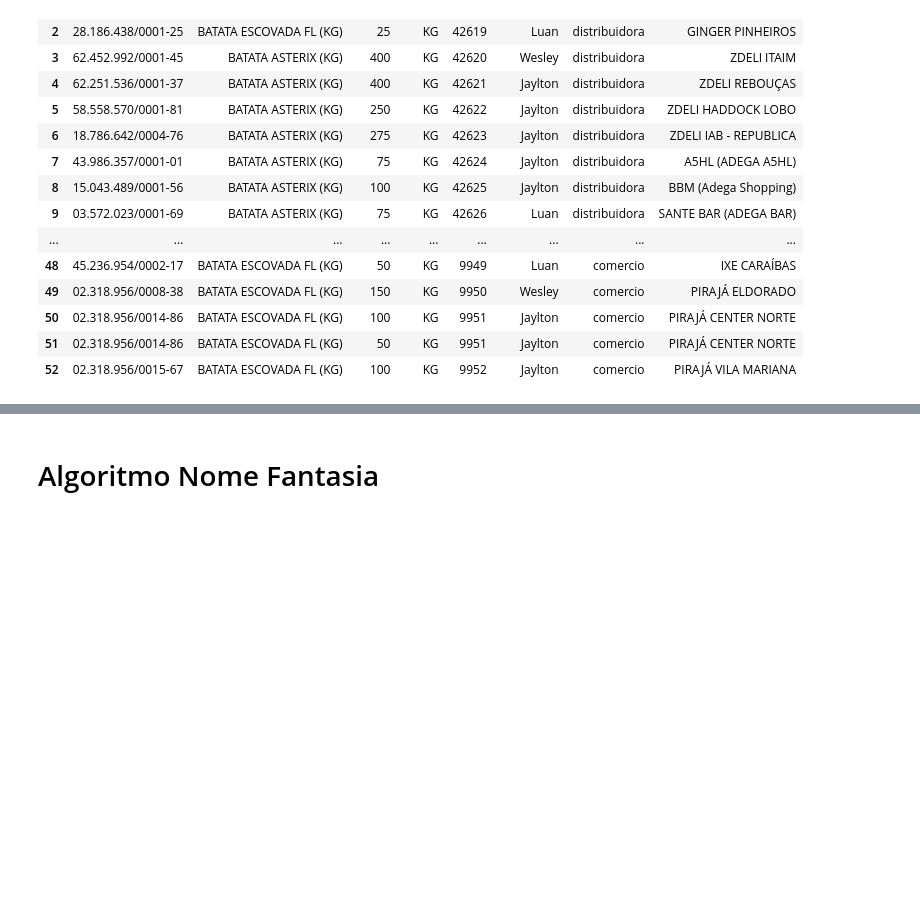
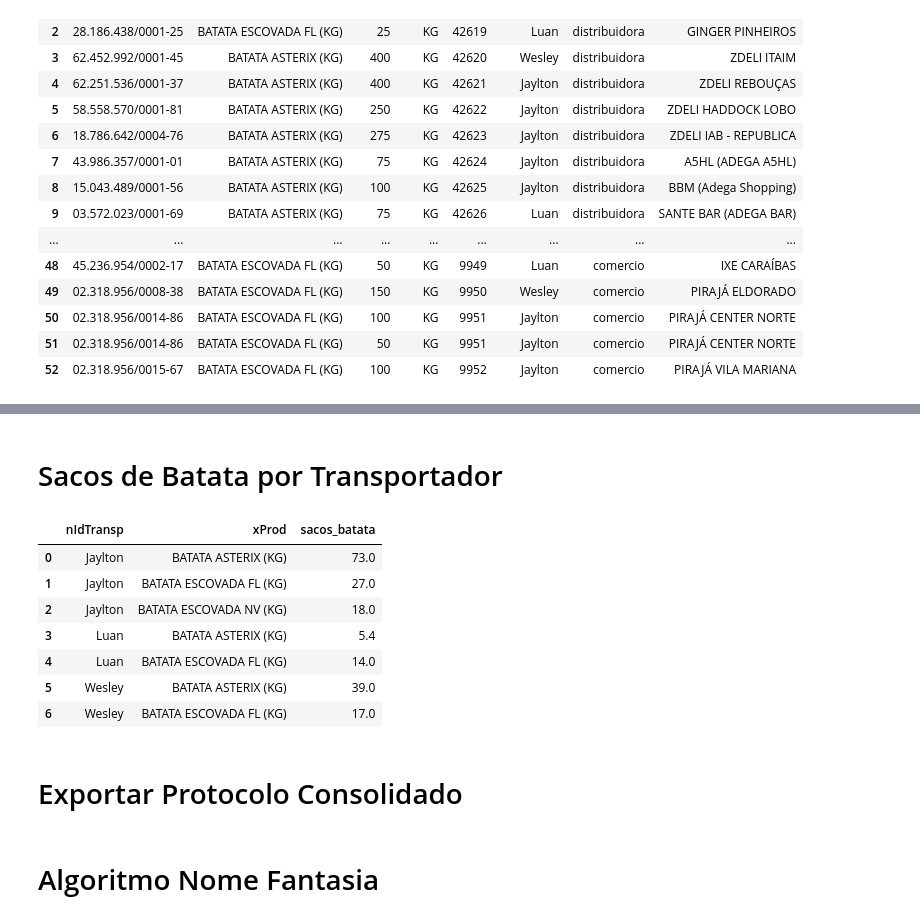
Before and after one commit to renato-evangelista/protocolo_nfs_projetos, a Jupyter notebook: app_v3.ipynb, the cells around one changed output, grey strips where cells are left out. Drawn from its saved outputs; the diff is of its cells as text; code cells hidden in the pictures; blank space fills up the shorter version.

```diff
--- a/app_v3.ipynb
+++ b/app_v3.ipynb
@@ -205,0 +232,23 @@ df_nfs_consolidado
+# %% [markdown]
+# Sacos de Batata por Transportador
+# %%
+# Soma de sacos_batata por xProd e nIdTransp (apenas produtos de batata) e exporta
+df_sacos_por_transportador = (
+    df_nfs_consolidado[df_nfs_consolidado["sacos_batata"].notna()]
+    .groupby(["nIdTransp", "xProd"], as_index=False)["sacos_batata"]
+    .sum()
+)
+
+df_sacos_por_transportador.to_excel("output/sacos_por_transportador.xlsx", index=False)
+df_sacos_por_transportador
+# %% [output]
+|  | nIdTransp | xProd | sacos_batata |
+| 0 | Jaylton | BATATA ASTERIX (KG) | 73.0 |
+| 1 | Jaylton | BATATA ESCOVADA FL (KG) | 27.0 |
+| 2 | Jaylton | BATATA ESCOVADA NV (KG) | 18.0 |
+| 3 | Luan | BATATA ASTERIX (KG) | 5.4 |
+| 4 | Luan | BATATA ESCOVADA FL (KG) | 14.0 |
+| 5 | Wesley | BATATA ASTERIX (KG) | 39.0 |
+| 6 | Wesley | BATATA ESCOVADA FL (KG) | 17.0 |
+# %% [markdown]
+# Exportar Protocolo Consolidado
```
Also changed, not shown: parts of 3 cells of this notebook, 5 other files.
